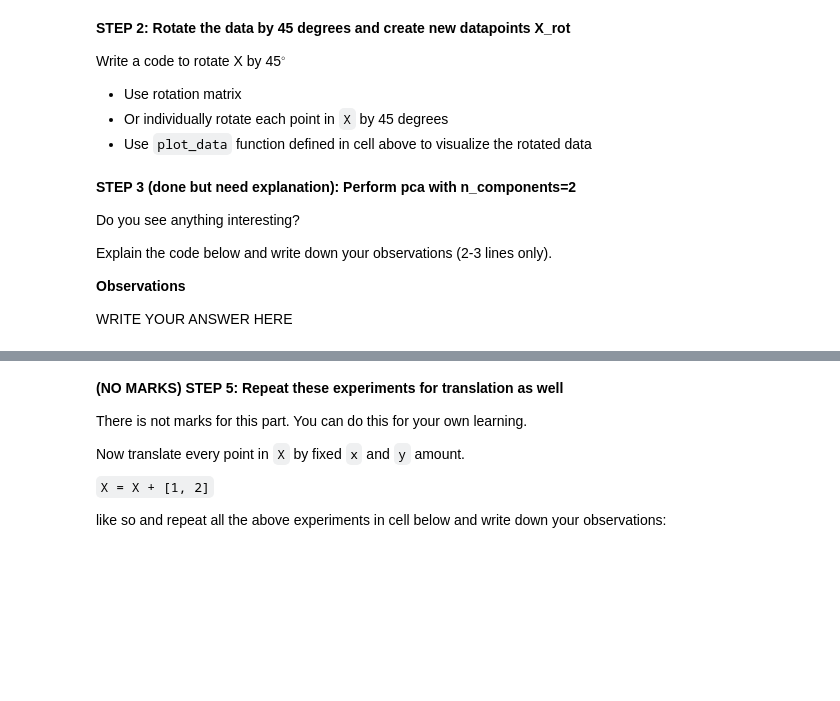
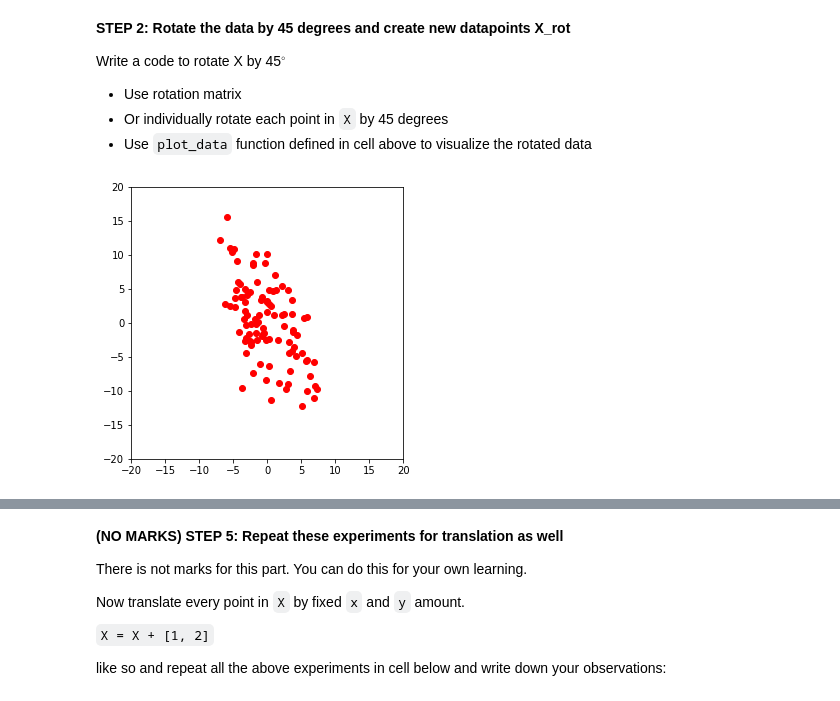
Before and after one commit to hl5chen/TestCollab, a Jupyter notebook: Assignment_1_(PCA).ipynb, the cells around one changed output, grey strips where cells are left out. Cells and saved outputs as stored; diff of their text form; code cells hidden in the pictures; blank space fills up the shorter version.

```diff
--- a/Assignment_1_(PCA).ipynb
+++ b/Assignment_1_(PCA).ipynb
@@ -456,17 +521,12 @@ Write a code to rotate X by 45$^\circ$
 # %%
 theta = np.radians(45)
 # WRITE CODE HERE
 # Code to rotate X
+r = np.array(( (np.cos(theta), -np.sin(theta)),
+               (np.sin(theta),  np.cos(theta)) ))
 # populate new matrix X_rot
-plot_data(X_rot)
+#X_rot = (r @ X_rot.T).T
+X_rot = [np.dot(r, x.T) for x in X]
+plot_data(np.asarray(X_rot))
+# %% [output]
+[figure, added]
-# %% [markdown]
-**STEP 3 (done but need explanation): Perform pca with n_components=2**
-
-Do you see anything interesting?
-
-Explain the code below and write down your observations (2-3 lines only).
-
-
-**Observations**
-
-WRITE YOUR ANSWER HERE
```
Also changed, not shown: parts of 21 cells of this notebook.
